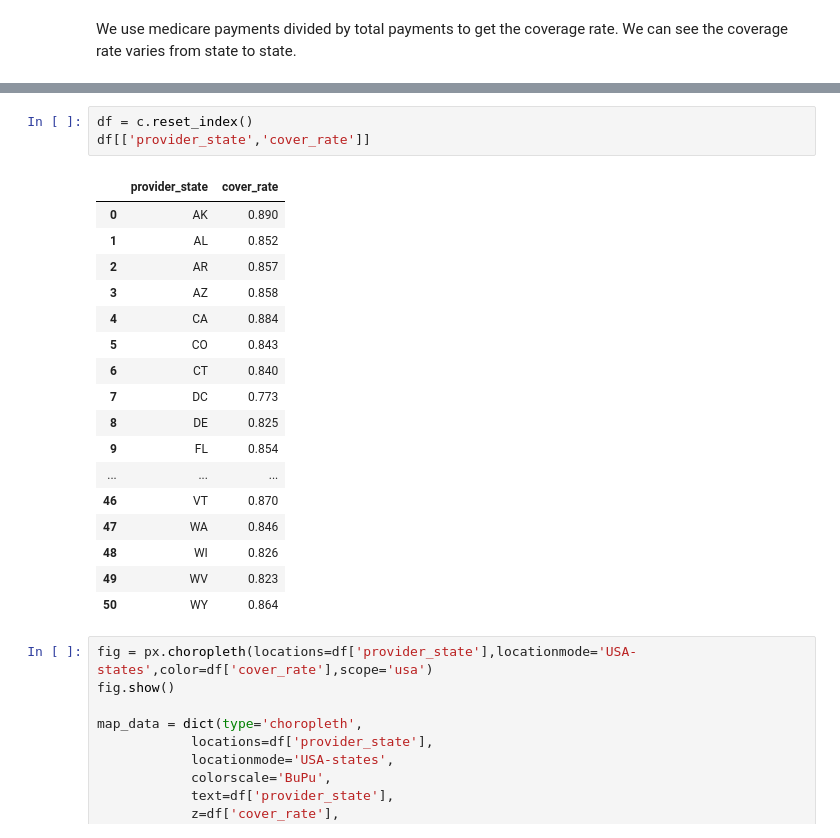
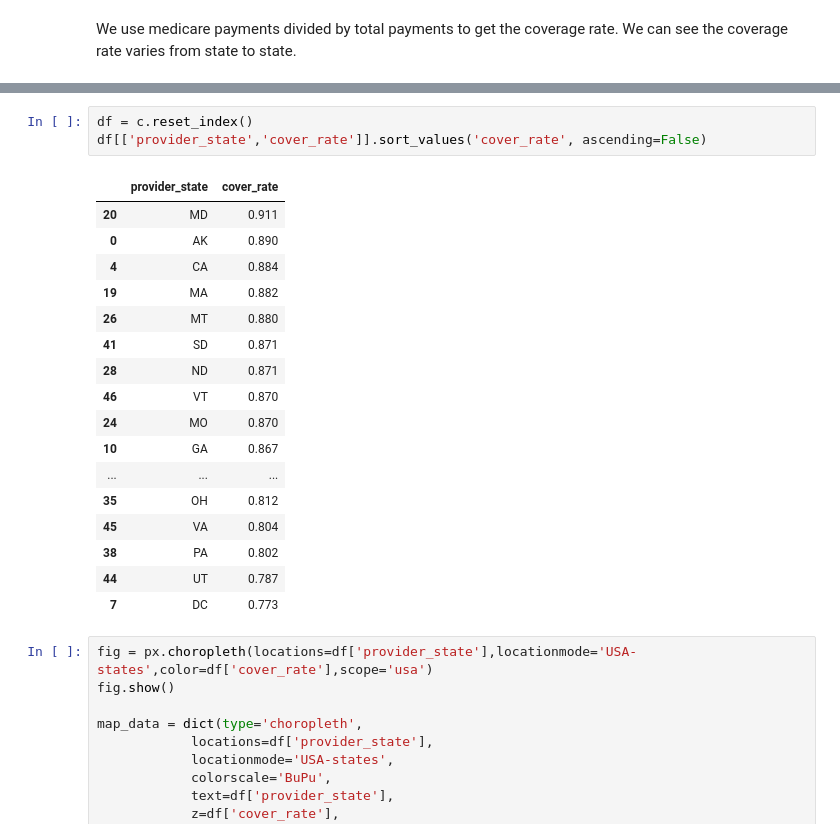
Before and after one commit to AnyiHuang/Analyzing-Inpatient-medical-expense-in-US, a Jupyter notebook: BA780_Team5A.ipynb, the cells around one changed output, grey strips where cells are left out. Drawn from its saved outputs; the diff is of its cells as text.

```diff
--- a/BA780_Team5A.ipynb
+++ b/BA780_Team5A.ipynb
@@ -314,24 +295,24 @@ c = cover_rate.groupby('provider_state').sum().eval('cover_rate = average_medica
 # %%
 df = c.reset_index()
-df[['provider_state','cover_rate']]
+df[['provider_state','cover_rate']].sort_values('cover_rate', ascending=False)
 # %% [output]
 |  | provider_state | cover_rate |
+| 20 | MD | 0.911 |
 | 0 | AK | 0.890 |
-| 1 | AL | 0.852 |
-| 2 | AR | 0.857 |
-| 3 | AZ | 0.858 |
 | 4 | CA | 0.884 |
-| 5 | CO | 0.843 |
-| 6 | CT | 0.840 |
+| 19 | MA | 0.882 |
+| 26 | MT | 0.880 |
+| 41 | SD | 0.871 |
+| 28 | ND | 0.871 |
+| 46 | VT | 0.870 |
+| 24 | MO | 0.870 |
+| 10 | GA | 0.867 |
+| ... | ... | ... |
+| 35 | OH | 0.812 |
+| 45 | VA | 0.804 |
+| 38 | PA | 0.802 |
+| 44 | UT | 0.787 |
 | 7 | DC | 0.773 |
-| 8 | DE | 0.825 |
-| 9 | FL | 0.854 |
-| ... | ... | ... |
-| 46 | VT | 0.870 |
-| 47 | WA | 0.846 |
-| 48 | WI | 0.826 |
-| 49 | WV | 0.823 |
-| 50 | WY | 0.864 |
 # %%
 fig = px.choropleth(locations=df['provider_state'],locationmode='USA-states',color=df['cover_rate'],scope='usa')
 fig.show()
```
Also changed, not shown: parts of 17 cells of this notebook.
